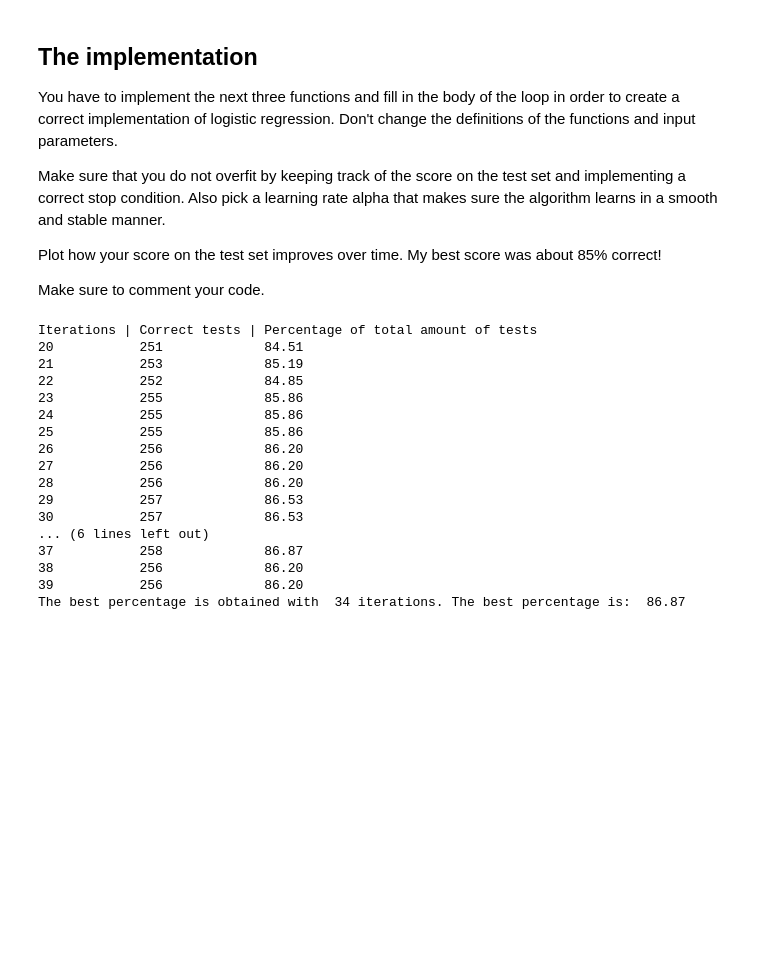
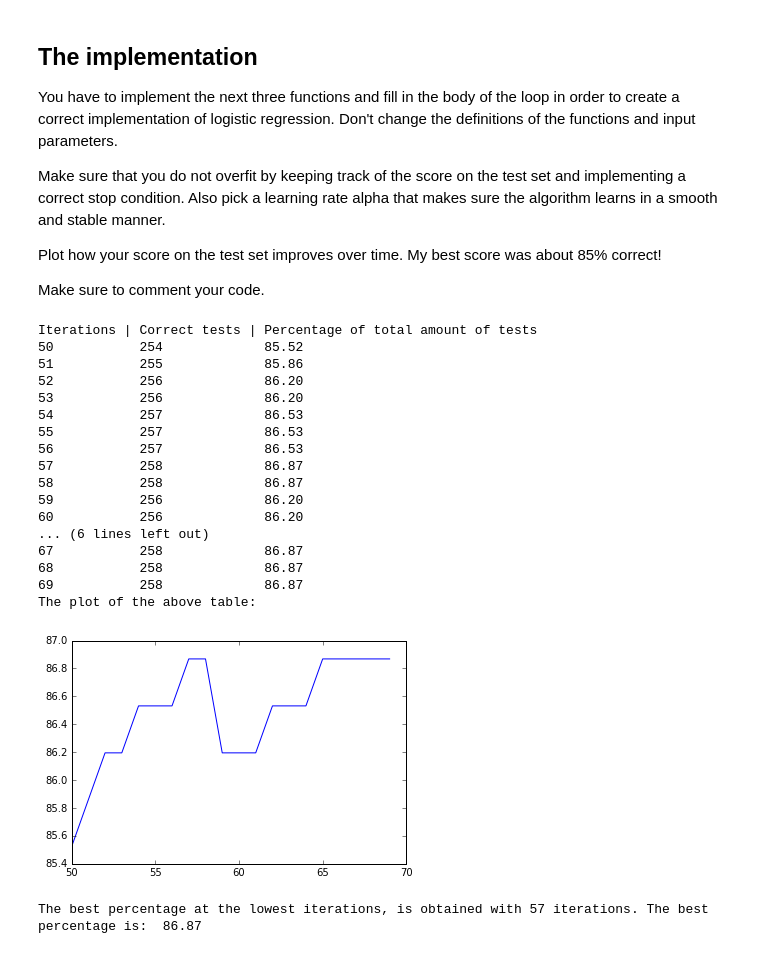
Before and after one commit to MaritEvaHoefsloot/ml, a Jupyter notebook: Lab_Assignments/Hoefsloot_Assignment_2.ipynb, the cells around one changed output. Saved outputs shown, nothing was run; the diff lists cells and outputs as text; code cells hidden in the pictures; blank space fills up the shorter version.

Commit message:
Now with a plot of the percentages

```diff
--- a/Lab_Assignments/Hoefsloot_Assignment_2.ipynb
+++ b/Lab_Assignments/Hoefsloot_Assignment_2.ipynb
@@ -61,7 +61,7 @@ def compute_gradient(x_predict, y, x):
     return dtheta
 # %%
 alpha = 0.01       #With this learning rate, we get subtle changes in the tests
-iter_initial = 20  #Lower bound of the range of iterations
+iter_initial = 50  #Lower bound of the range of iterations
 theta = np.zeros((64,10))
 dtheta = 0         #Initialize the variable that will represent the partial derivative of the cost function
 
@@ -82,46 +82,56 @@ def training(x, target, theta, iterations):
             theta = np.add(theta, np.multiply(-alpha, dtheta.T))      #Update theta for the gradient descent
     return theta
 
 #Testing function, using the theta that we calculated in the training function
 def testing(x, target, theta):
     score = 0   #initialize the counting of the correct tests
     for j in range(x.shape[0]):
         x_pred = prediction_function(x[j,:],theta)
         if x_pred.argmax() == target[j]:               #Check if the highest predicted x conforms with the target
             score += 1
     return score
 
 #The next part is to find the optimal amount of iterations within a certain range
 z = np.zeros(20)            #The range different iterations we are going to calculate
 iterations = iter_initial   #The amount of iterations starts at iter_initial
 print "Iterations | Correct tests | Percentage of total amount of tests"
 
 for i in range(z.shape[0]):
     theta = training(x, target, theta, iterations)                   #Do the gradient decent
     test_var = testing(x_test, target_test, theta)                   #Find the amount of correct test
     percent = float(test_var) / x_test.shape[0] *100                 #Calculate the percentage of the correct tests
     z[i] = percent                                                   #Save the percentage for this iteration
     print iterations, "         ", test_var, "           ", ("%.2f" % percent)
     iterations += 1                                                  #Next iteration
 
+#Make a graph of the percentages against the iterations
+iters = []   #Make a list of the amount of iterations
+for i in range(iter_initial, iter_initial+z.shape[0]):
+    iters.append(i)
+print "The plot of the above table:"
+plt.plot(iters,z)
+plt.show()
+
 #Find the index of the highest percentage
 k = z.argmax()
-print "The best percentage is obtained with ", (k+iter_initial), "iterations. The best percentage is: ", ("%.2f" % z[k])
+print "The best percentage at the lowest iterations, is obtained with", (k+iter_initial), "iterations. The best percentage is: ", ("%.2f" % z[k])
 # %% [output]
 Iterations | Correct tests | Percentage of total amount of tests
-20           251             84.51
-21           253             85.19
-22           252             84.85
-23           255             85.86
-24           255             85.86
-25           255             85.86
-26           256             86.20
-27           256             86.20
-28           256             86.20
-29           257             86.53
-30           257             86.53
+50           254             85.52
+51           255             85.86
+52           256             86.20
+53           256             86.20
+54           257             86.53
+55           257             86.53
+56           257             86.53
+57           258             86.87
+58           258             86.87
+59           256             86.20
+60           256             86.20
 ... (6 lines left out)
-37           258             86.87
-38           256             86.20
-39           256             86.20
-The best percentage is obtained with  34 iterations. The best percentage is:  86.87
+67           258             86.87
+68           258             86.87
+69           258             86.87
+The plot of the above table:
+[figure, added]
+The best percentage at the lowest iterations, is obtained with 57 iterations. The best percentage is:  86.87
```
